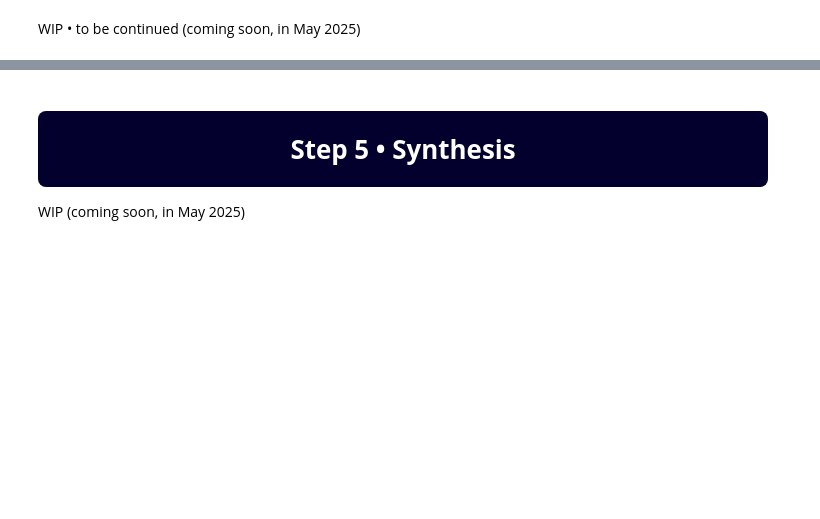
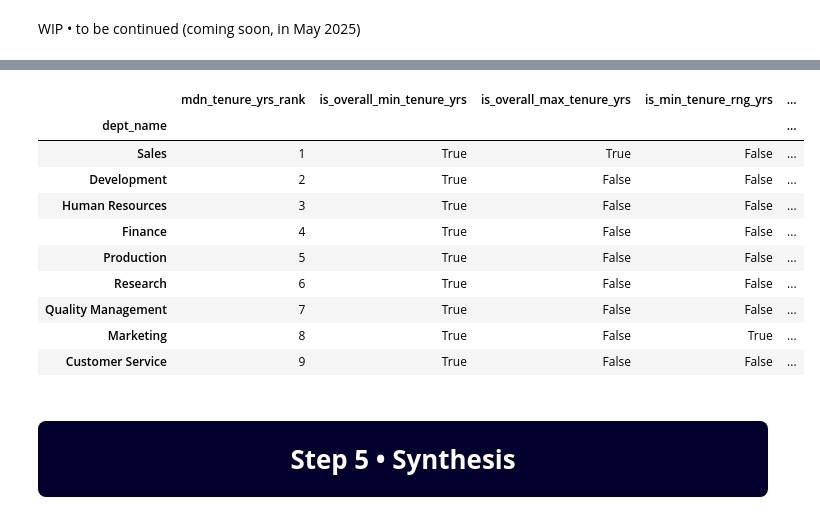
Before and after one commit to isis-santos-costa/365ds-practice-exams, a Jupyter notebook: 365ds-practice-exams-sql.ipynb, the cells around one changed output, grey strips where cells are left out. Cells and saved outputs as stored; diff of their text form; code cells hidden in the pictures; blank space fills up the shorter version.

```diff
--- a/365ds-practice-exams-sql.ipynb
+++ b/365ds-practice-exams-sql.ipynb
@@ -318,7 +590,77 @@ WIP (coming soon, in May 2025)
+# %%
+## 🎓 Extra• Analyzing tenure across departments
+# * How does tenure compare across departments?
+# * Which departments present a broad range in tenure?
+# * From which department are the employees with shortest / longest tenure?
+
+# Build a table with columns: [ mdn_tenure_yrs_rank, dept_name,
+#                               is_overall_min_tenure_yrs, is_overall_max_tenure_yrs, is_min_tenure_rng_yrs, is_max_tenure_rng_yrs,
+#                               mdn_tenure_yrs, avg_tenure_yrs, min_tenure_yrs, max_tenure_yrs, rng_tenure_yrs ]
+
+# Get dept_emp table (331603 rows × 4 columns)
+df = dfs['dept_emp']
+df.loc[df['emp_no']==29487]
+
+# Group by (dept_no, emp_no) to get min, max (101796 rows × 2 columns)
+df = df.groupby(['dept_no', 'emp_no']).agg(
+    min_from_date = ('from_date', 'min'),
+    max_to_date   = (  'to_date', 'max')
+)
+
+# Calculate tenure
+# Ref.: https://stackoverflow.com/a/77697512/7865030
+df = (     df  ['max_to_date'].dt.to_period('D')
+      .sub(df['min_from_date'].dt.to_period('D'))
+      .apply(lambda x: x.n if pd.notna(x) else pd.NA)
+     ).to_frame('tenure_yrs') / 365.25
+
+df = df.loc[df['tenure_yrs'] > 0]
+
+# Build tenure_info DataFrame
+df = df.groupby('dept_no')['tenure_yrs'].agg(
+    mdn_tenure_yrs='median',
+    avg_tenure_yrs='mean',
+    min_tenure_yrs='min',
+    max_tenure_yrs='max'
+)
+df['rng_tenure_yrs'] = df['max_tenure_yrs'] - df['min_tenure_yrs']
+
+# Get departments table
+df1 = dfs['departments']
+
+# Replace dept_no with dept_name
+df = pd.merge(df, df1.set_index('dept_no'), left_index=True, right_index=True)
+df = df.set_index('dept_name', drop=True)
+
+# Include mdn_tenure_yr_rank
+df.insert(0, 'mdn_tenure_yrs_rank', df['mdn_tenure_yrs'].rank(method='min', ascending=False).astype(int))
+df = df.sort_values(by='mdn_tenure_yrs_rank')
+
+# Calculate overall min/max and range flags
+overall_min_tenure = df['min_tenure_yrs'].min()
+overall_max_tenure = df['max_tenure_yrs'].max()
+overall_min_rng    = df['rng_tenure_yrs'].min()
+overall_max_rng    = df['rng_tenure_yrs'].max()
+
+# Create boolean flags by comparing each department's value to the overall value
+df.insert(1, 'is_overall_min_tenure_yrs', (df['min_tenure_yrs'] == overall_min_tenure))
+df.insert(2, 'is_overall_max_tenure_yrs', (df['max_tenure_yrs'] == overall_max_tenure))
+df.insert(3,     'is_min_tenure_rng_yrs', (df['rng_tenure_yrs'] == overall_min_rng))
+df.insert(4,     'is_max_tenure_rng_yrs', (df['rng_tenure_yrs'] == overall_max_rng))
+df
+# %% [output]
+|  | mdn_tenure_yrs_rank | is_overall_min_tenure_yrs | is_overall_max_tenure_yrs | is_min_tenure_rng_yrs | ... |
+| dept_name |  |  |  |  | ... |
+| Sales | 1 | True | True | False | ... |
+| Development | 2 | True | False | False | ... |
+| Human Resources | 3 | True | False | False | ... |
+| Finance | 4 | True | False | False | ... |
+| Production | 5 | True | False | False | ... |
+| Research | 6 | True | False | False | ... |
+| Quality Management | 7 | True | False | False | ... |
+| Marketing | 8 | True | False | True | ... |
+| Customer Service | 9 | True | False | False | ... |
 # %% [markdown]
 <a id='synthesis'></a>
 
 # <div style="background-color:#03002e; padding:18px; border-radius:8px; color:white; text-align:center; font-weight:regular; overflow:hidden"><strong>Step 5 • Synthesis</strong></div>
-
-
-WIP (coming soon, in May 2025)
```
Also changed, not shown: parts of 32 cells of this notebook.
